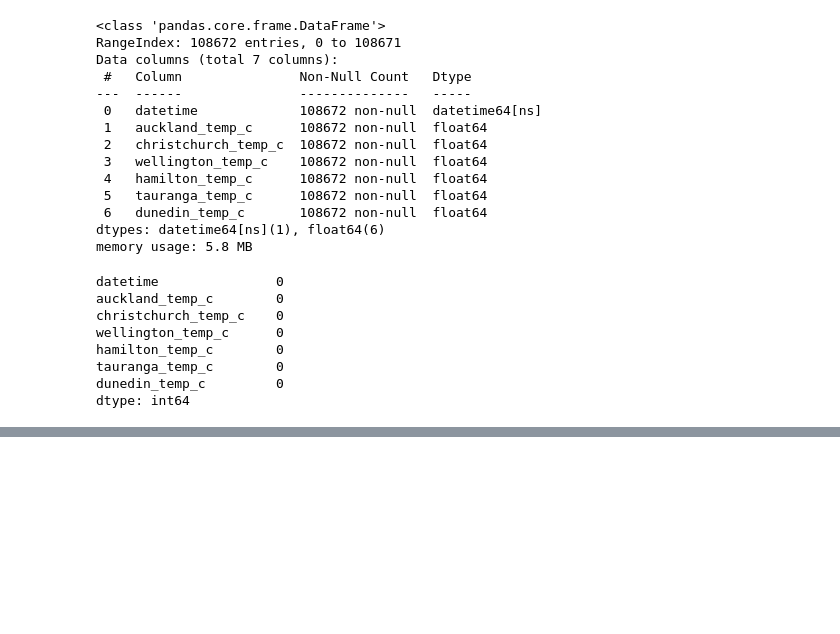
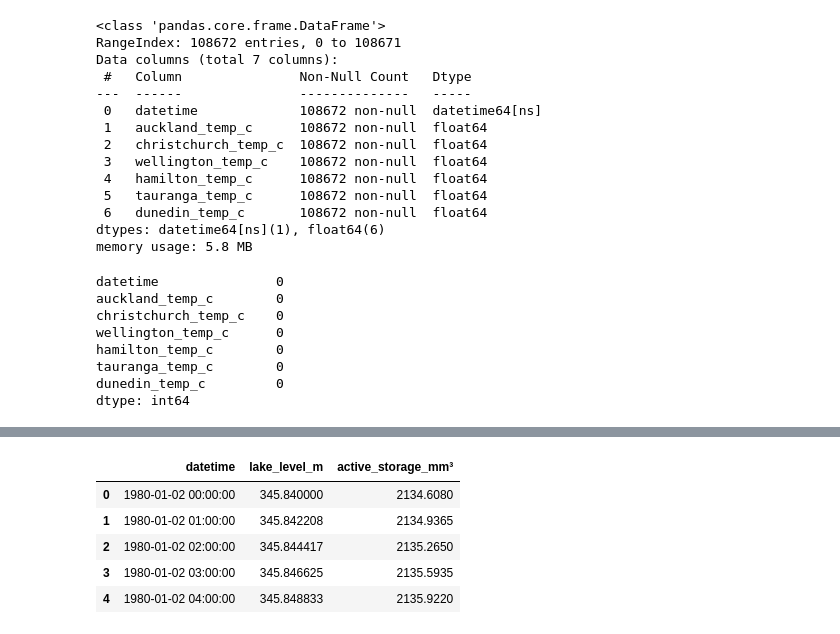
Before and after one commit to DaveGiGi/Duckstradamus, a Jupyter notebook: notebooks/Anu/scripts/data_preprocessing.ipynb, the cells around one changed output, grey strips where cells are left out. Cells and saved outputs as stored; diff of their text form; code cells hidden in the pictures; blank space fills up the shorter version.

```diff
--- a/notebooks/duckstradamus_preprocessing/notebooks/data_preprocessing.ipynb
+++ b/notebooks/Anu/scripts/data_preprocessing.ipynb
@@ -623,0 +767,35 @@ wind.to_csv(
+# %%
+import pandas as pd
+
+# Load file
+df = pd.read_csv("../cleaned_data/lake_hawea_cleaned.csv")
+
+# Convert datetime
+df["datetime"] = pd.to_datetime(df["datetime"])
+
+# Convert 23:59:59 -> next day 00:00:00
+mask = df["datetime"].dt.time == pd.to_datetime("23:59:59").time()
+df.loc[mask, "datetime"] = df.loc[mask, "datetime"] + pd.Timedelta(seconds=1)
+
+# Set datetime index
+df = df.set_index("datetime")
+
+# Create hourly timestamps
+hourly_df = df.resample("h").asfreq()
+
+# Interpolate numerical columns
+hourly_df["lake_level_m"] = hourly_df["lake_level_m"].interpolate(method="time")
+
+hourly_df["active_storage_mm³"] = hourly_df["active_storage_mm³"].interpolate(method="time")
+
+# Reset index
+hourly_df = hourly_df.reset_index()
+
+hourly_df.head()
+# %% [output]
+|  | datetime | lake_level_m | active_storage_mm³ |
+| 0 | 1980-01-02 00:00:00 | 345.840000 | 2134.6080 |
+| 1 | 1980-01-02 01:00:00 | 345.842208 | 2134.9365 |
+| 2 | 1980-01-02 02:00:00 | 345.844417 | 2135.2650 |
+| 3 | 1980-01-02 03:00:00 | 345.846625 | 2135.5935 |
+| 4 | 1980-01-02 04:00:00 | 345.848833 | 2135.9220 |
```
Also changed, not shown: parts of 20 cells of this notebook, 4 other files.
